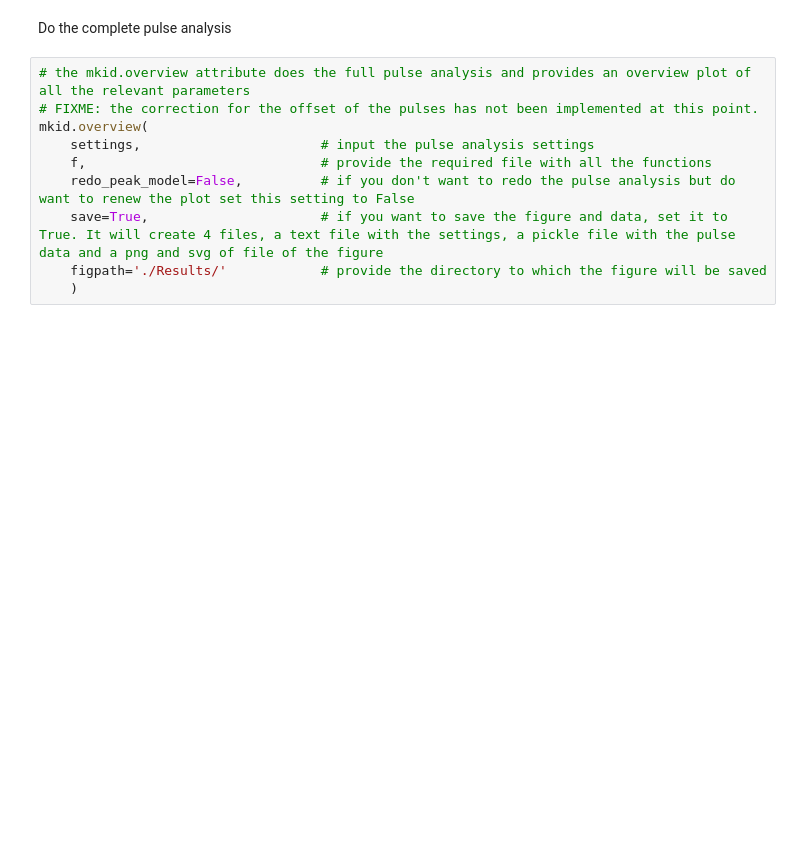
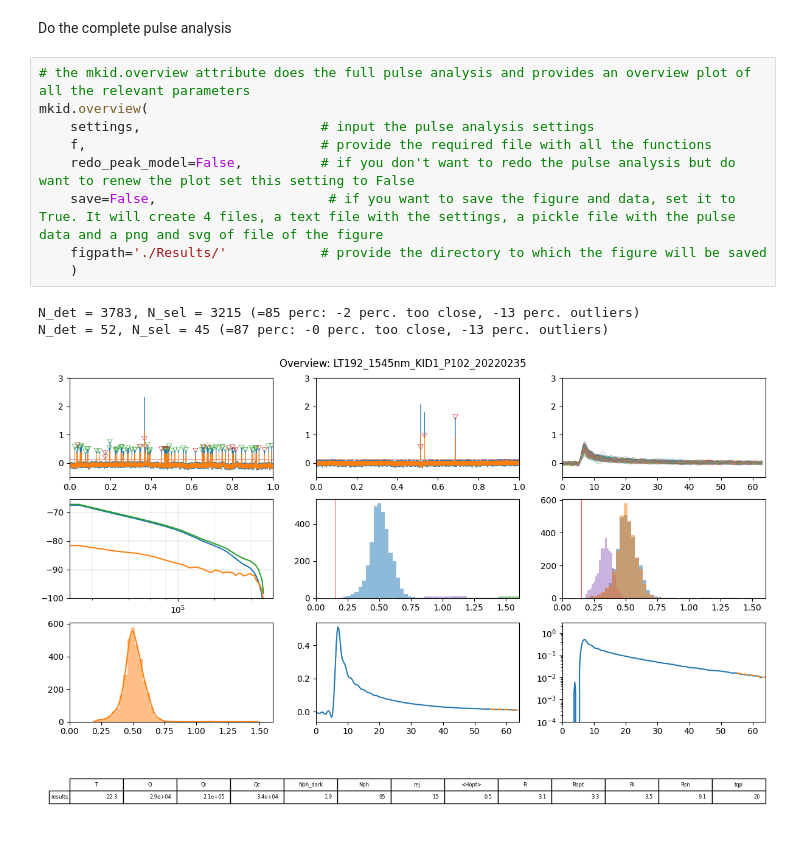
Before and after one commit to wilbertras/python-pulse-analysis, a Jupyter notebook: README.ipynb, the cells around one changed output. Saved outputs shown, nothing was run; the diff lists cells and outputs as text; blank space fills up the shorter version.

```diff
--- a/README.ipynb
+++ b/README.ipynb
@@ -70,11 +87,14 @@ mkid.initiate(
 Do the complete pulse analysis
 # %%
 # the mkid.overview attribute does the full pulse analysis and provides an overview plot of all the relevant parameters
-# FIXME: the correction for the offset of the pulses has not been implemented at this point.
 mkid.overview(
     settings,                       # input the pulse analysis settings
     f,                              # provide the required file with all the functions
     redo_peak_model=False,          # if you don't want to redo the pulse analysis but do want to renew the plot set this setting to False
-    save=True,                      # if you want to save the figure and data, set it to True. It will create 4 files, a text file with the settings, a pickle file with the pulse data and a png and svg of file of the figure
+    save=False,                      # if you want to save the figure and data, set it to True. It will create 4 files, a text file with the settings, a pickle file with the pulse data and a png and svg of file of the figure
     figpath='./Results/'            # provide the directory to which the figure will be saved
     )
+# %% [output]
+N_det = 3783, N_sel = 3215 (=85 perc: -2 perc. too close, -13 perc. outliers)
+N_det = 52, N_sel = 45 (=87 perc: -0 perc. too close, -13 perc. outliers)
+[figure, added]
```
Also changed, not shown: parts of 2 cells of this notebook, 1 other file.
